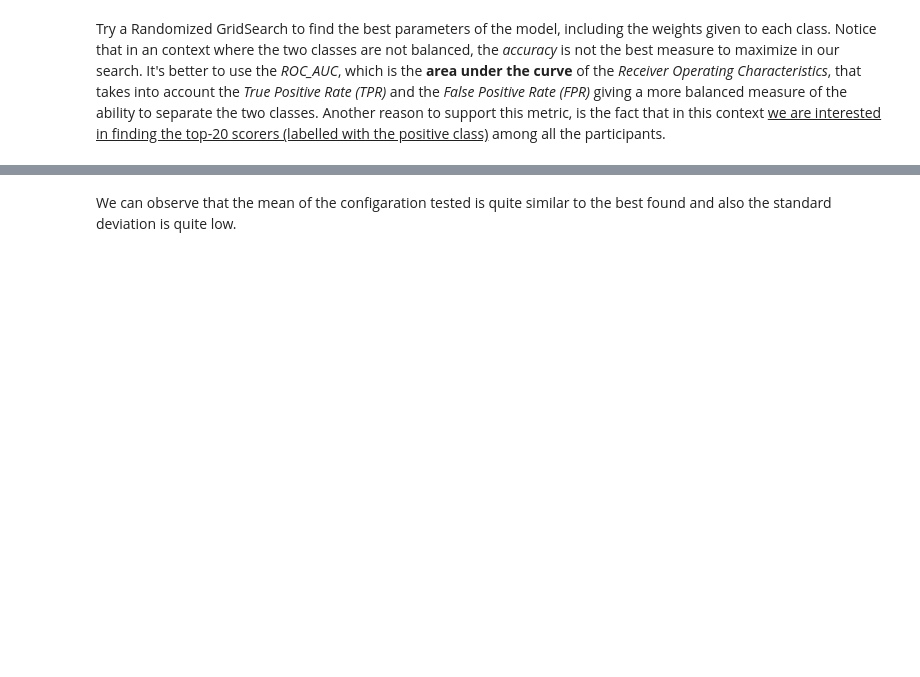
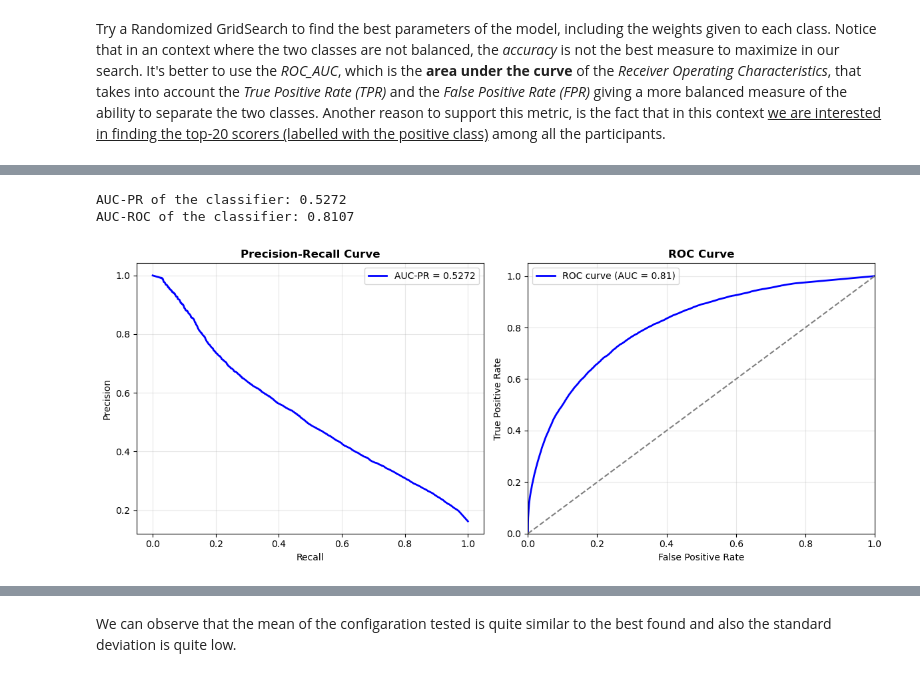
Before and after one commit to luca-rizzo/dm-2024-project, a Jupyter notebook: notebook/test_simo.ipynb, the cells around one changed output, grey strips where cells are left out. Saved outputs shown, nothing was run; the diff lists cells and outputs as text; code cells hidden in the pictures; blank space fills up the shorter version.

```diff
--- a/notebook/test_simo.ipynb
+++ b/notebook/test_simo.ipynb
@@ -873,0 +858,6 @@ def retrieve_grid_search_results(filename):
+# %%
+# define a decision tree using the parameters that have maximised the ROC AUC
+dt = tree.DecisionTreeClassifier(class_weight={0:1, 1:20} ,criterion='gini', splitter='best', max_depth=50, min_samples_split=45, min_samples_leaf=47, max_features='log2')
+dt = dt.fit(train_set, train_label)
+train_pred_dt = dt.predict(train_set)
+valid_pred_dt = dt.predict(validation_set)
@@ -873,0 +887,6 @@ def retrieve_grid_search_results(filename):
+# %%
+plot_PR_ROC_AUC(dt, validation_set, validation_label)
+# %% [output]
+AUC-PR of the classifier: 0.5272
+AUC-ROC of the classifier: 0.8107
+[figure, added]
```
Also changed, not shown: parts of 124 cells of this notebook.
